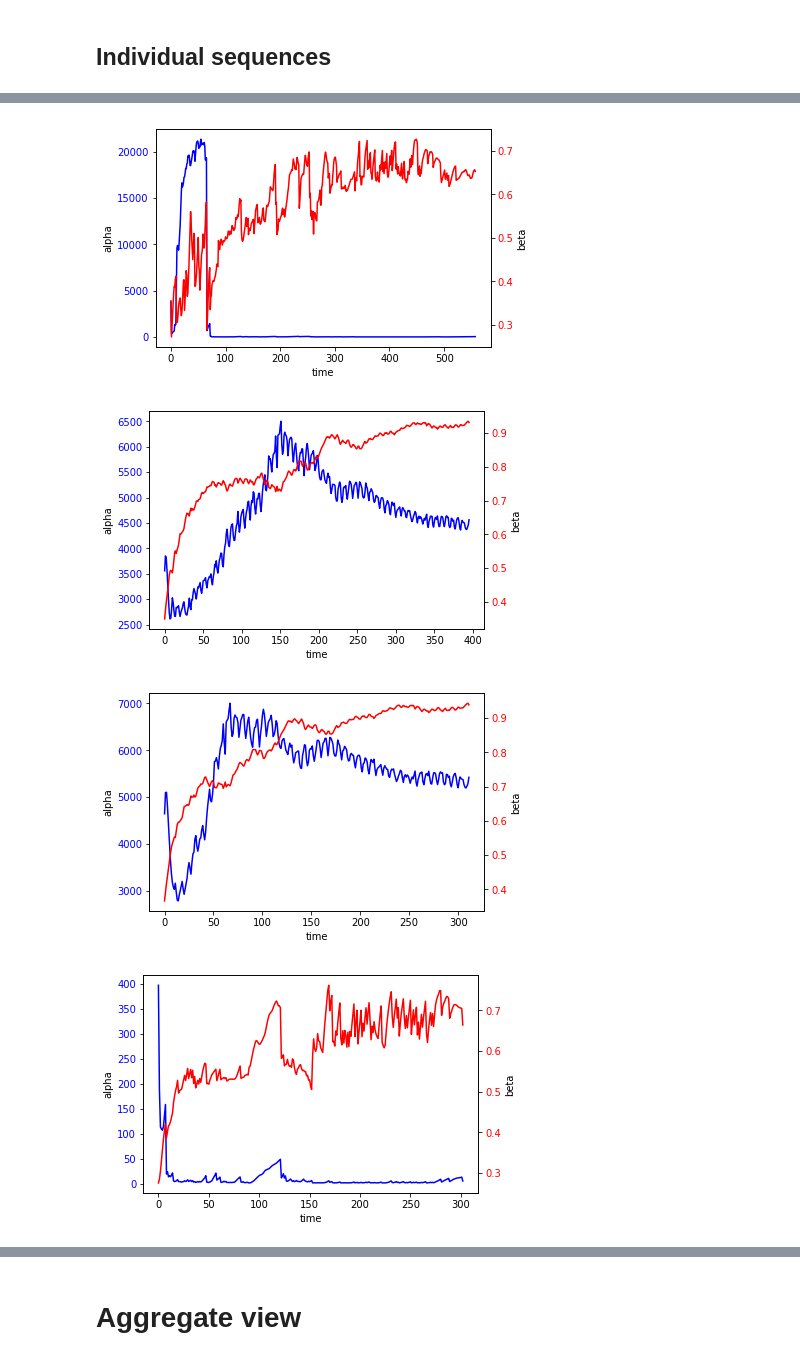
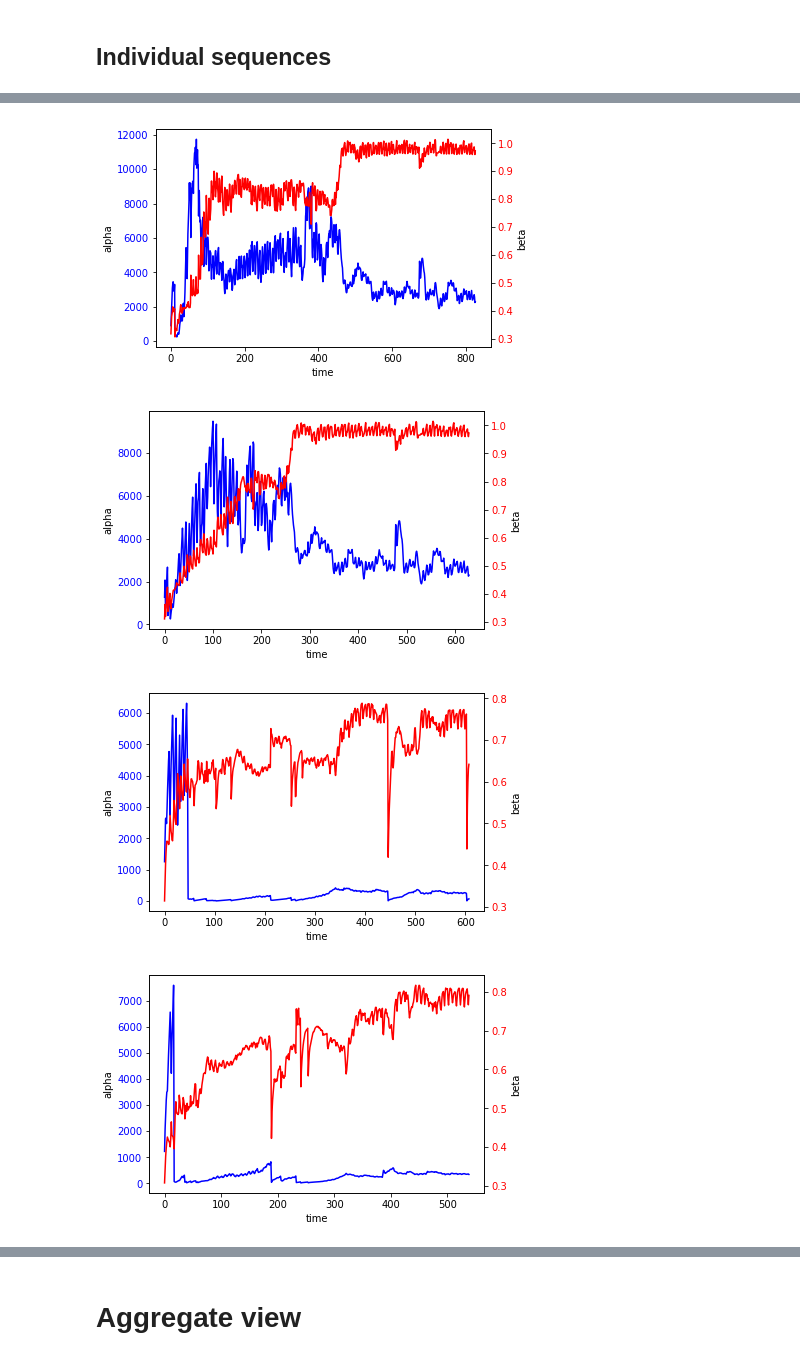
Before and after one commit to ragulpr/wtte-rnn-examples, a Jupyter notebook: examples/data-pipeline-template.ipynb, the cells around one changed output, grey strips where cells are left out. Saved outputs shown, nothing was run; the diff lists cells and outputs as text; code cells hidden in the pictures.

```diff
--- a/examples/data-pipeline-template.ipynb
+++ b/examples/data-pipeline-template.ipynb
@@ -593,10 +648,10 @@ _________________________________________________________________
 # %%
 K.set_value(model.optimizer.lr, 0.01)
 model.fit(x_train, y_train,
-          epochs=300,
+          epochs=200,
           batch_size=300,
           verbose=1,
           validation_data=(x_valid, y_valid,sample_weights_valid),
           sample_weight = sample_weights_train,
-          callbacks=[nanterminator,history,weightwatcher,reduce_lr])
+          callbacks=[nanterminator,history,weightwatcher,reduce_lr,checkpointer])
 # %% [output]
@@ -665,13 +732,14 @@ mean beta pred 0.750825622164
 ## Scatter
 # %%
 # Pick some random sequence
-np.random.seed(12) # 9, 6,5,4 ok
+np.random.seed(9) # seed 6,9,12 interesting
 random_selection =np.random.choice(predicted.shape[0], min([5,predicted.shape[0]]))
 random_selection = np.sort(random_selection)
 
 # Alpha and beta projections
-alpha_flat = predicted[:,:,0][~np.isnan(predicted[:,:,0])].flatten()
-beta_flat  = predicted[:,:,1][~np.isnan(predicted[:,:,0])].flatten()
+mask = ~np.isnan(predicted[:,:,0])
+alpha_flat = predicted[:,:,0][mask].flatten()
+beta_flat  = predicted[:,:,1][mask].flatten()
 
 ## log-alpha typically makes more sense.
 
@@ -713,18 +781,19 @@ for batch_indx in random_selection:
     u = y[batch_indx,:this_seq_len,1]>0
 
     plt.plot(this_tte,label='censored tte',color='black',linestyle='dashed',linewidth=2,drawstyle=drawstyle)
-    plt.plot(t[u],this_tte[u],label='uncensored tte',color='black',linestyle='solid',linewidth=2,drawstyle=drawstyle)
+    if any(u):
+        plt.plot(t[u],this_tte[u],label='uncensored tte',color='black',linestyle='solid',linewidth=2,drawstyle=drawstyle)
 
     plt.plot(weibull.quantiles(a,b,0.75),color='blue',label='pred <0.75',drawstyle=drawstyle)
     plt.plot(weibull.mode(a, b), color='red',linewidth=1,label='pred mode/peak prob',drawstyle=drawstyle)
-#    plt.plot(weibull.mean(a, b), color='green',linewidth=1,label='pred mean',drawstyle='steps-post')
+#     plt.plot(weibull.mean(a, b), color='green',linewidth=1,label='pred mean',drawstyle='steps-post')
     plt.plot(weibull.quantiles(a,b,0.25),color='blue',label='pred <0.25',drawstyle=drawstyle)
 
     plt.xlim(0, this_seq_len)
     plt.ylim(0, min([2*this_tte.max(),2*a.max()]))
     plt.xlabel('time')
     plt.ylabel('time to event')
-#     plt.title(authour_names[batch_indx])
     plt.legend(bbox_to_anchor=(1.05, 1), loc=2, borderaxespad=0.)
+    plt.title('sequence id '+str(batch_indx))
     plt.show()
 # %% [output]
@@ -736,35 +805,14 @@ for batch_indx in random_selection:
 # %%
 drawstyle = 'steps-post'
 for batch_indx in random_selection:
     this_seq_len  = seq_lengths[batch_indx]
     a = predicted[batch_indx,:this_seq_len,0]
     b = predicted[batch_indx,:this_seq_len,1]
     t = np.array(xrange(len(a)))
-    x_this = x[batch_indx,:this_seq_len,:]
 
-    ##### Parameters
-    # Create axes
-    fig, ax1 = plt.subplots()
-    ax2 = ax1.twinx()
-
-    ax1.plot(t, a, color='b')
-    ax1.set_xlabel('time')
-    ax1.set_ylabel('alpha')
-
-    ax2.plot(t, b, color='r')
-    ax2.set_ylabel('beta')
-
-    # Change color of each axis
-    def color_y_axis(ax, color):
-        """Color your axes."""
-        for t in ax.get_yticklabels():
-            t.set_color(color)
-        return None
-    color_y_axis(ax1, 'b')
-    color_y_axis(ax2, 'r')
-    plt.show()
+    plot_twinaxis(x=t,y1=a,y2=b,xlabel='time',ylabel1='alpha',ylabel2='beta')
 # %% [output]
-[figure, old version]
+[figure, new version]
-[figure, old version]
+[figure, new version]
-[figure, old version]
+[figure, new version]
-[figure, old version]
+[figure, new version]
```
Also changed, not shown: parts of 33 cells of this notebook.
